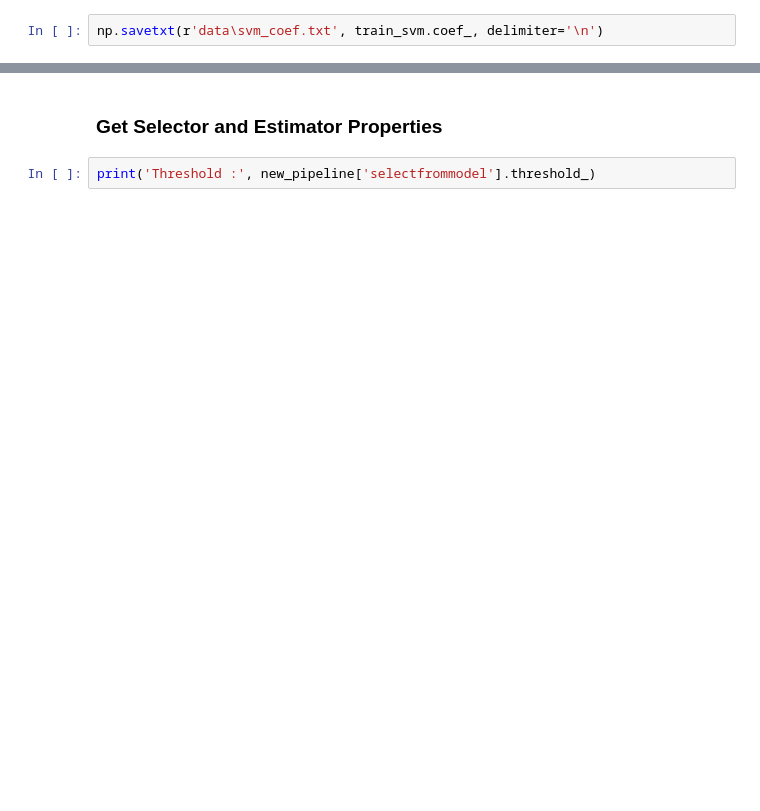
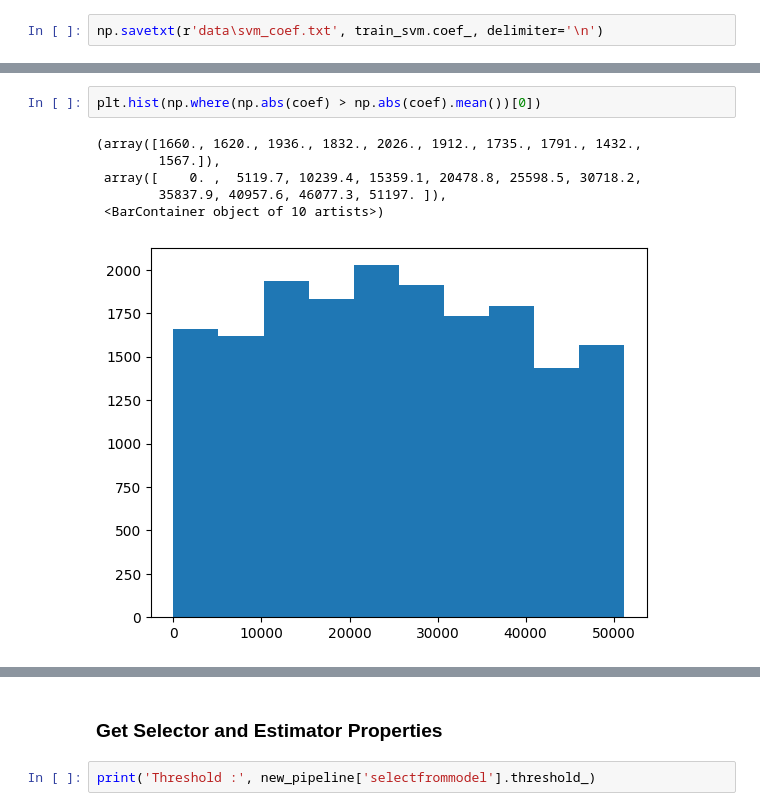
Before and after one commit to zeerafle/oil-palm-stem, a Jupyter notebook: skripsi.ipynb, the cells around one changed output, grey strips where cells are left out. Cells and saved outputs as stored; diff of their text form; blank space fills up the shorter version.

```diff
--- a/skripsi.ipynb
+++ b/skripsi.ipynb
@@ -153,3 +243,12 @@ np.savetxt(r'data\svm_coef.txt', train_svm.coef_, delimiter='\n')
+# %%
+plt.hist(np.where(np.abs(coef) > np.abs(coef).mean())[0])
+# %% [output]
+(array([1660., 1620., 1936., 1832., 2026., 1912., 1735., 1791., 1432.,
+        1567.]),
+ array([    0. ,  5119.7, 10239.4, 15359.1, 20478.8, 25598.5, 30718.2,
+        35837.9, 40957.6, 46077.3, 51197. ]),
+ <BarContainer object of 10 artists>)
+[figure, added]
 # %%
 print('Threshold:', np.abs(train_svm.coef_).mean())
 # %% [output]
```
Also changed, not shown: parts of 24 cells of this notebook, 5 other files.
